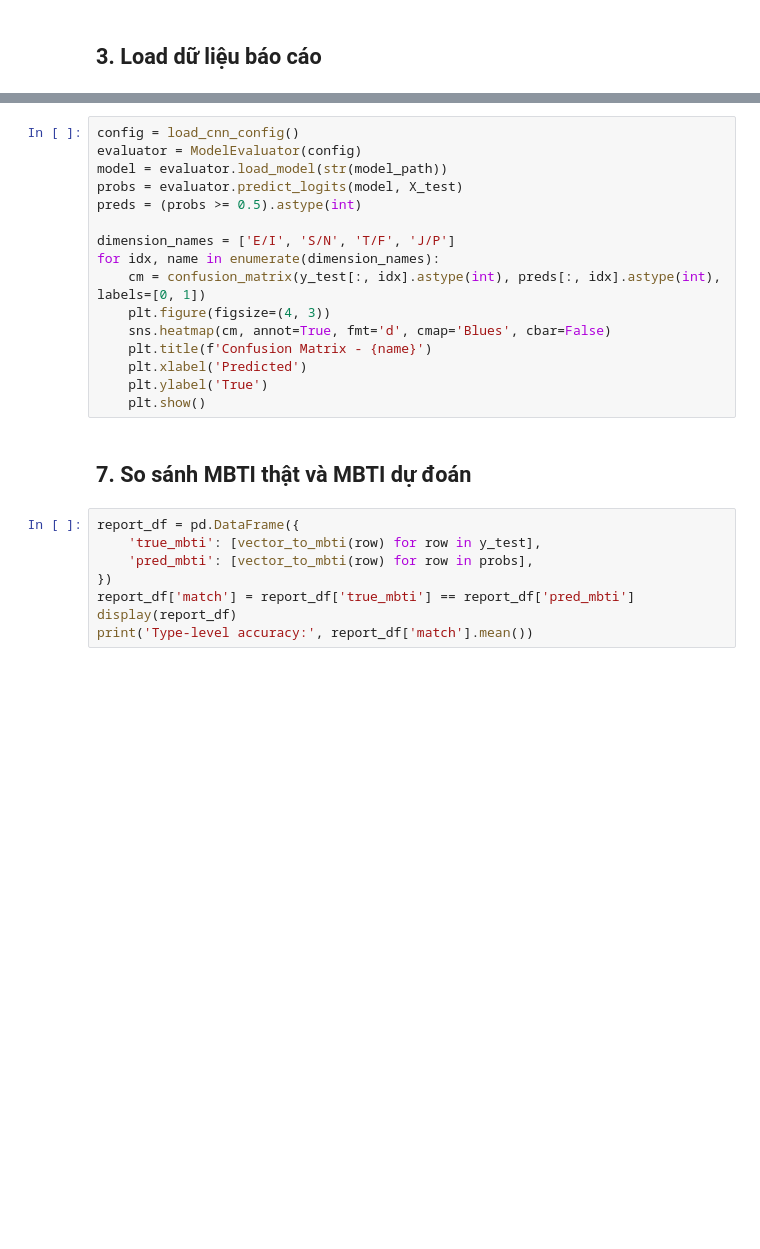
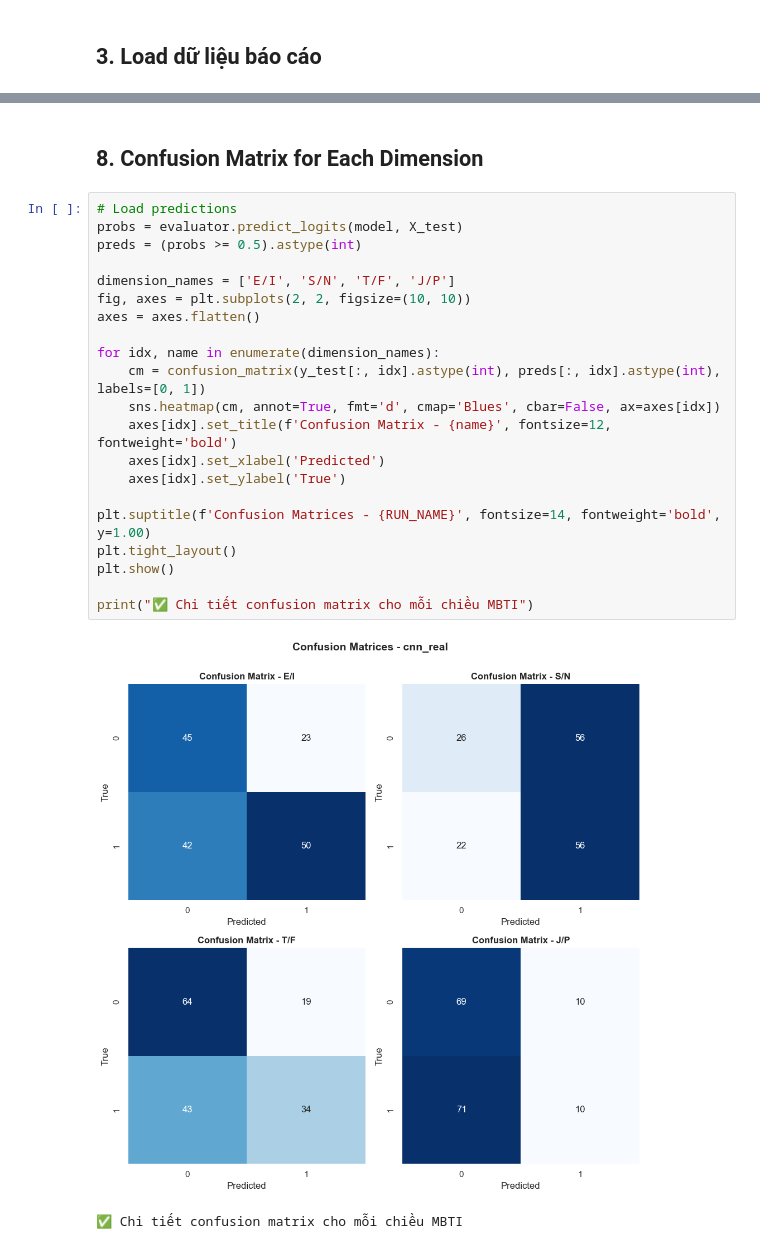
Before and after one commit to Nerduckk/Audio2MBTI, a Jupyter notebook: ai/cnn_report.ipynb, the cells around one changed output, grey strips where cells are left out. Cells and saved outputs as stored; diff of their text form; blank space fills up the shorter version.

```diff
--- a/ai/cnn_report.ipynb
+++ b/ai/cnn_report.ipynb
@@ -88,26 +319,26 @@ plt.show()
+# %% [markdown]
+## 8. Confusion Matrix for Each Dimension
 # %%
-config = load_cnn_config()
-evaluator = ModelEvaluator(config)
-model = evaluator.load_model(str(model_path))
+# Load predictions
 probs = evaluator.predict_logits(model, X_test)
 preds = (probs >= 0.5).astype(int)
 
 dimension_names = ['E/I', 'S/N', 'T/F', 'J/P']
+fig, axes = plt.subplots(2, 2, figsize=(10, 10))
+axes = axes.flatten()
+
 for idx, name in enumerate(dimension_names):
     cm = confusion_matrix(y_test[:, idx].astype(int), preds[:, idx].astype(int), labels=[0, 1])
-    plt.figure(figsize=(4, 3))
-    sns.heatmap(cm, annot=True, fmt='d', cmap='Blues', cbar=False)
-    plt.title(f'Confusion Matrix - {name}')
-    plt.xlabel('Predicted')
-    plt.ylabel('True')
-    plt.show()
+    sns.heatmap(cm, annot=True, fmt='d', cmap='Blues', cbar=False, ax=axes[idx])
+    axes[idx].set_title(f'Confusion Matrix - {name}', fontsize=12, fontweight='bold')
+    axes[idx].set_xlabel('Predicted')
+    axes[idx].set_ylabel('True')
+
+plt.suptitle(f'Confusion Matrices - {RUN_NAME}', fontsize=14, fontweight='bold', y=1.00)
+plt.tight_layout()
+plt.show()
+
+print("✅ Chi tiết confusion matrix cho mỗi chiều MBTI")
+# %% [output]
+[figure, added]
+✅ Chi tiết confusion matrix cho mỗi chiều MBTI
-# %% [markdown]
-## 7. So sánh MBTI thật và MBTI dự đoán
-# %%
-report_df = pd.DataFrame({
-    'true_mbti': [vector_to_mbti(row) for row in y_test],
-    'pred_mbti': [vector_to_mbti(row) for row in probs],
-})
-report_df['match'] = report_df['true_mbti'] == report_df['pred_mbti']
-display(report_df)
-print('Type-level accuracy:', report_df['match'].mean())
```
Also changed, not shown: parts of 20 cells of this notebook, 36 other files.
